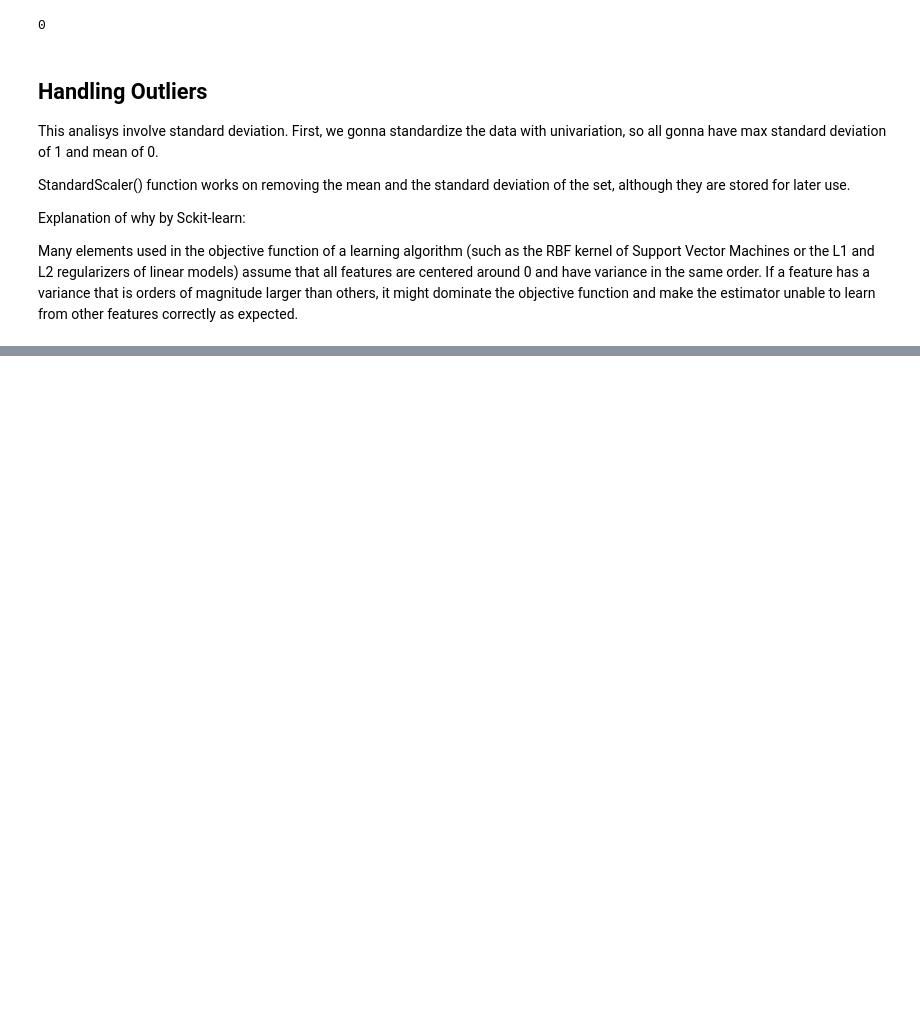
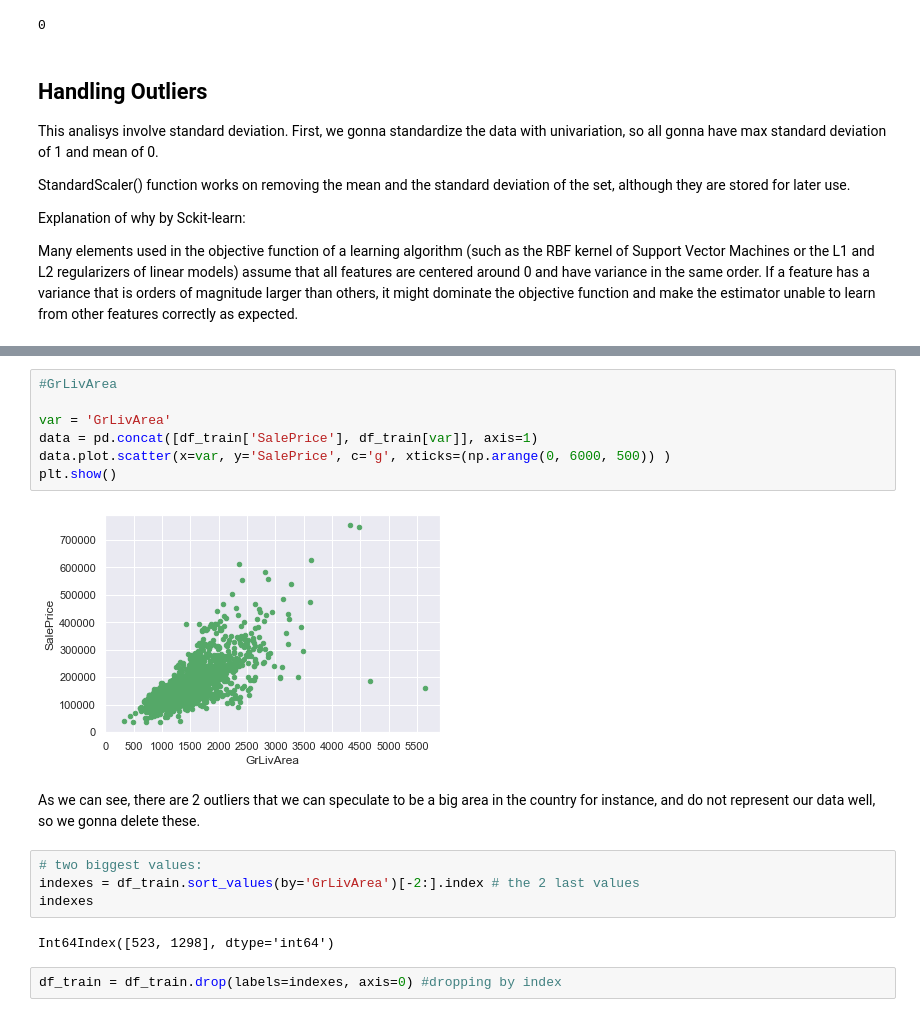
Before and after one commit to joaothomazlemos/house-price-predictor, a Jupyter notebook: housePricePredictor.ipynb, the cells around one changed output, grey strips where cells are left out. Drawn from its saved outputs; the diff is of its cells as text; blank space fills up the shorter version.

```diff
--- a/housePricePredictor.ipynb
+++ b/housePricePredictor.ipynb
@@ -321,0 +381,19 @@ outer range (low) of the distribution:
+# %%
+#GrLivArea
+
+var = 'GrLivArea'
+data = pd.concat([df_train['SalePrice'], df_train[var]], axis=1)
+data.plot.scatter(x=var, y='SalePrice', c='g', xticks=(np.arange(0, 6000, 500)) )
+plt.show()
+# %% [output]
+[figure, added]
+# %% [markdown]
+As we can see, there are 2 outliers that we can speculate to be a big area in the country for instance, and do not represent our data well, so we gonna delete these.
+# %%
+# two biggest values:
+indexes = df_train.sort_values(by='GrLivArea')[-2:].index # the 2 last values
+indexes
+# %% [output]
+Int64Index([523, 1298], dtype='int64')
+# %%
+df_train = df_train.drop(labels=indexes, axis=0) #dropping by index
```
Also changed, not shown: parts of 10 cells of this notebook.
